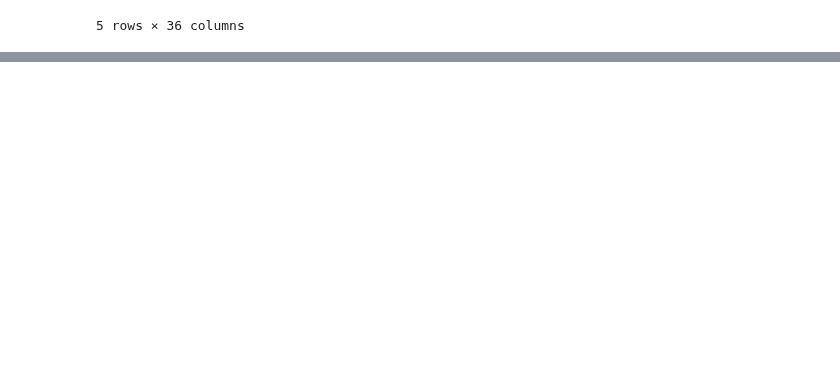
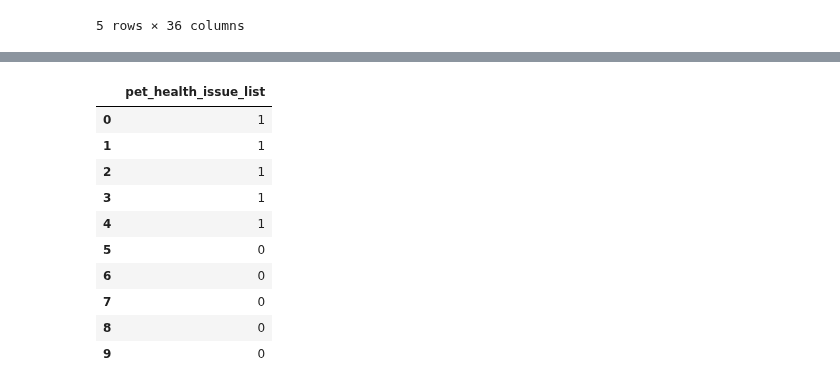
Before and after one commit to hotteleport/Advanced-Data-Analytics, a Jupyter notebook: ex.1/classification dataset folder/cleaning_data.ipynb, the cells around one changed output, grey strips where cells are left out. Saved outputs shown, nothing was run; the diff lists cells and outputs as text; code cells hidden in the pictures; blank space fills up the shorter version.

```diff
--- a/ex.1/classification dataset folder/cleaning_data.ipynb
+++ b/ex.1/classification dataset folder/cleaning_data.ipynb
@@ -24,0 +73,13 @@ KeyError: 'pet_id'
+# %%
+
+# Reload the dataset
+file_path = 'lesscolumns.csv'
+data = pd.read_csv(file_path)
+
+# Apply the transformation to 'wet_food_order_number' as described
+data['wet_food_order_number'] = data['wet_food_order_number'].apply(
+    lambda x: 1 if x > 0 else 0
+)
+
+# Display the first few rows to check the changes
+data[['wet_food_order_number']].head(7)
@@ -24,0 +131,16 @@ KeyError: 'pet_id'
+# %%
+# Тransformation to 'pet_food_tier' column
+# If the pet food tier is 'premium' or 'superpremium', set it to 1, otherwise set it to 0
+
+data['pet_food_tier'] = data['pet_food_tier'].apply(
+    lambda x: 1 if x in ['premium', 'superpremium'] else 0
+)
+
+# If the sign up promo is Null & Default this is 0, if 1 - any promo has been used
+data['signup_promo'] = data['signup_promo'].apply(
+    lambda x: 0 if x in ['Null & Default'] else 1
+)
+
+
+# Display the first few rows to check the changes
+data[['signup_promo']].head(22)
@@ -24,0 +165,28 @@ KeyError: 'pet_id'
+# %%
+# Тransformation to 'pet_fav_flavour_list' column
+# If there is any text (i.e., not empty or NaN), set it to 1; otherwise set it to 0
+
+data['pet_fav_flavour_list'] = data['pet_fav_flavour_list'].apply(
+    lambda x: 1 if pd.notnull(x) and x != '' else 0
+)
+
+# Same to the next column
+data['pet_health_issue_list'] = data['pet_health_issue_list'].apply(
+    lambda x: 1 if pd.notnull(x) and x != '' else 0
+)
+
+
+# Display the first few rows to check the changes
+data[['pet_health_issue_list']].head(10)
+# %% [output]
+|  | pet_health_issue_list |
+| 0 | 1 |
+| 1 | 1 |
+| 2 | 1 |
+| 3 | 1 |
+| 4 | 1 |
+| 5 | 0 |
+| 6 | 0 |
+| 7 | 0 |
+| 8 | 0 |
+| 9 | 0 |
```
Also changed, not shown: parts of 17 cells of this notebook, 1 other file.
